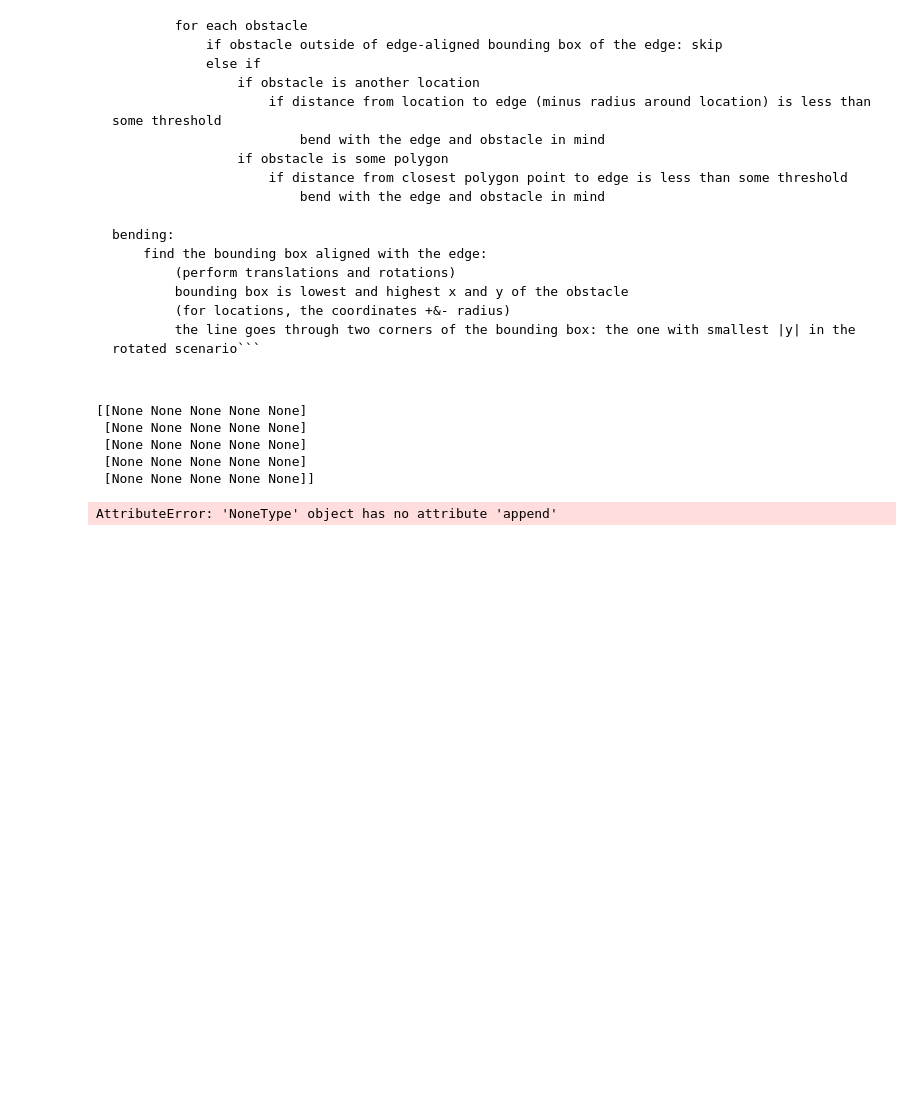
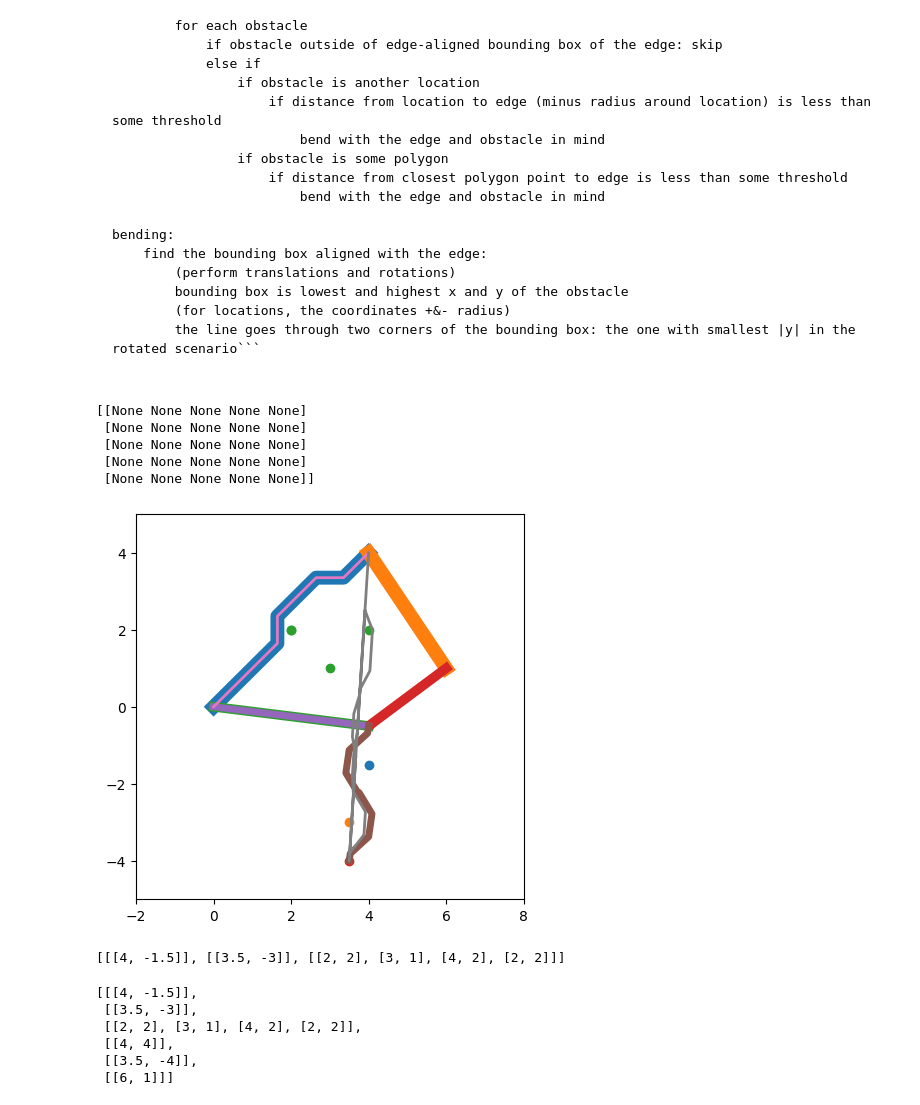
Before and after one commit to gkrastev99/SequenceMaps, a Jupyter notebook: obstacles/bending.ipynb, the cells around one changed output. Saved outputs shown, nothing was run; the diff lists cells and outputs as text; code cells hidden in the pictures; blank space fills up the shorter version.

```diff
--- a/obstacles/bending.ipynb
+++ b/obstacles/bending.ipynb
@@ -204,3 +215,10 @@ for loc in list(name2coord.values()):
+# %%
+# the radius of a location, maximum line width in the graph?
+r = 0.3
+# the buffer around obstacles
+BUFFER = 0.0
+# bending distance
+d_bend = 0.5
 # %%
 name2idx = dict(zip(name2coord.keys(), list(range(len(name2coord.keys())))))
 
@@ -212,16 +230,3 @@ print(bendmatrix)
  [None None None None None]
  [None None None None None]
  [None None None None None]]
-# %%
-for seq in sequences:
-    for i in range(len(seq)-1):
-        #TODO: if there already exists a bendmatrix entry, skip
-        #seq[i] - seq[i+1]
-        edge = [name2coord[seq[0][i]], name2coord[seq[0][i+1]]]
-        lw = seq[1]/1000 #SCALE HERE
-
-        for obs in obstacles:
-            if dist(edge, obs) < lw + BUFFER:
-                bendmatrix [name2idx [seq[0][i]]] [name2idx [seq[0][i+1]]] JOIN bendpoints(edge, obs, lw)
-# %% [output]
-AttributeError: 'NoneType' object has no attribute 'append'
@@ -227,0 +262,26 @@ AttributeError: 'NoneType' object has no attribute 'append'
+# %%
+plt.figure(figsize=(5,5))
+plt.axis([-2, 8, -5, 5])
+
+loc_xs = np.array(list(name2coord.values())).T[0]
+loc_ys = np.array(list(name2coord.values())).T[1]
+
+for obs in obstacles:
+    plt.scatter(np.array(obs).T[0], np.array(obs).T[1])
+
+plt.scatter(loc_xs, loc_ys)
+
+for seq in sequences:
+    for i in range(len(seq[0])-1):
+        src = seq[0][i]
+        trg = seq[0][i+1]
+
+        bend = bendmatrix[name2idx[src]][name2idx[trg]]
+
+        line = np.array([name2coord[src], *bend, name2coord[trg]])
+
+        plt.plot(line.T[0], line.T[1], linewidth=seq[1]/100)
+
+plt.show()
+# %% [output]
+[figure, added]
@@ -227,0 +312,18 @@ AttributeError: 'NoneType' object has no attribute 'append'
+# %%
+obstacles
+# %% [output]
+[[[4, -1.5]], [[3.5, -3]], [[2, 2], [3, 1], [4, 2], [2, 2]]]
+# %%
+src = "S"
+trg = "B"
+
+other_loc = [[name2coord[loc]] for loc in list(name2coord.keys()) if loc != src and loc != trg]
+
+[*obstacles, *other_loc]
+# %% [output]
+[[[4, -1.5]],
+ [[3.5, -3]],
+ [[2, 2], [3, 1], [4, 2], [2, 2]],
+ [[4, 4]],
+ [[3.5, -4]],
+ [[6, 1]]]
```
Also changed, not shown: parts of 7 cells of this notebook, 1 other file.
